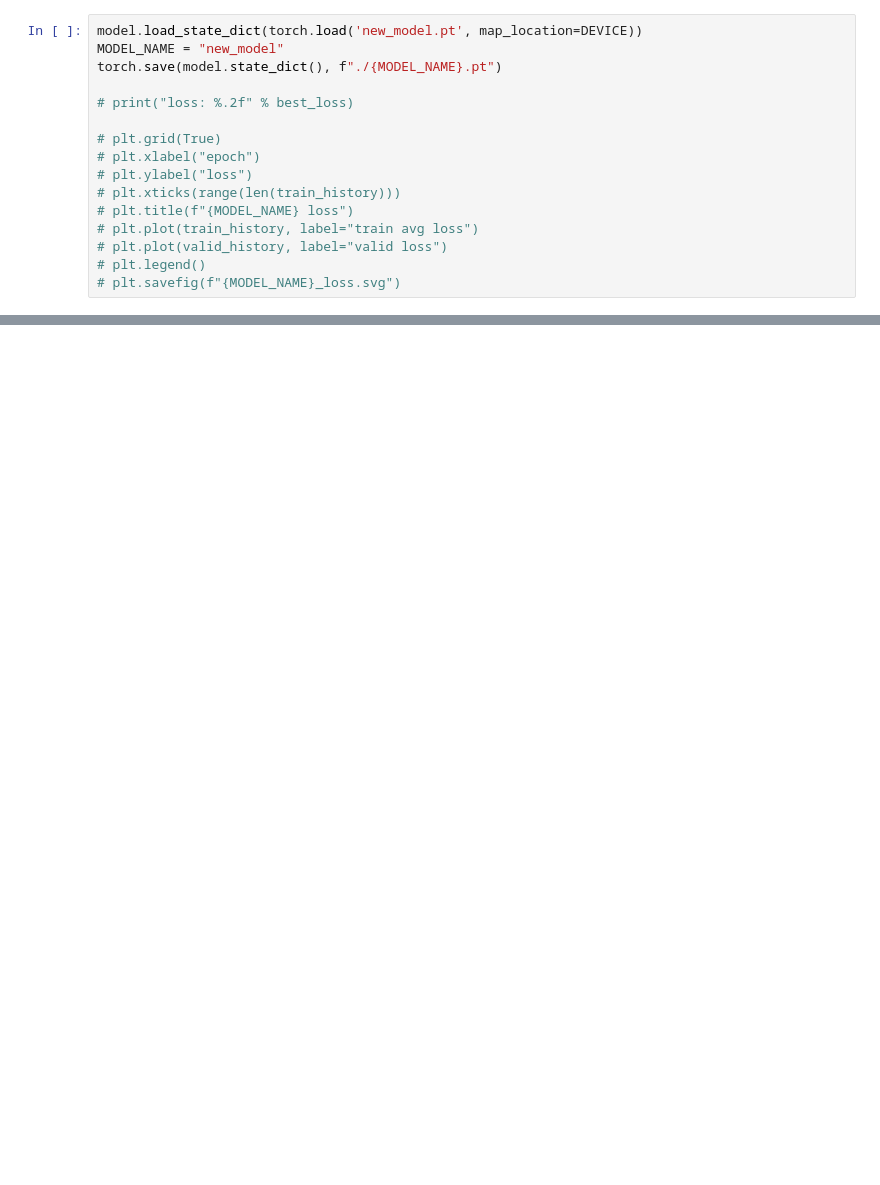
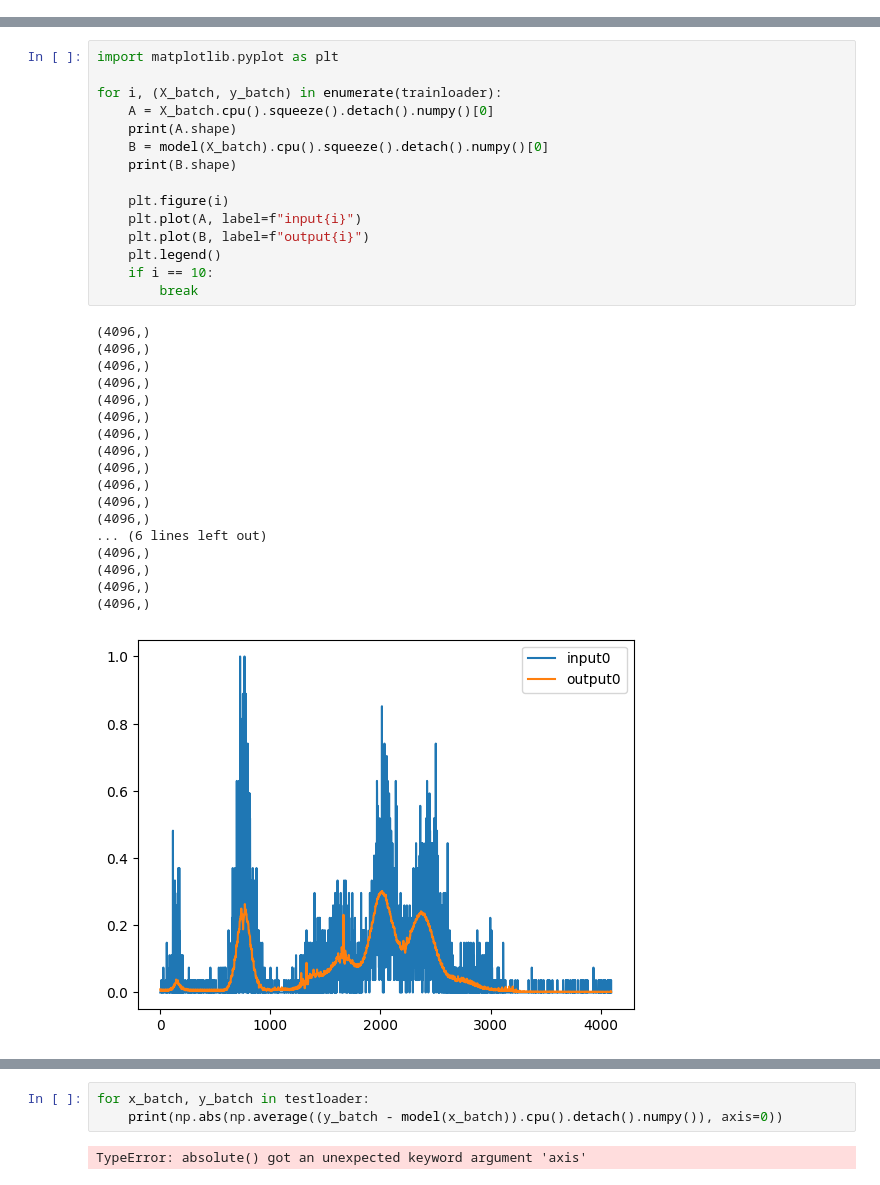
Before and after one commit to erzar0/masters-thesis, a Jupyter notebook: proof_of_concept_dev.ipynb, the cells around one changed output, grey strips where cells are left out. Cells and saved outputs as stored; diff of their text form; blank space fills up the shorter version.

```diff
--- a/proof_of_concept_dev.ipynb
+++ b/proof_of_concept_dev.ipynb
@@ -379,16 +325,0 @@ valid loss: 0.06
-# %%
-model.load_state_dict(torch.load('new_model.pt', map_location=DEVICE))
-MODEL_NAME = "new_model"
-torch.save(model.state_dict(), f"./{MODEL_NAME}.pt")
-
-# print("loss: %.2f" % best_loss)
-
-# plt.grid(True)
-# plt.xlabel("epoch")
-# plt.ylabel("loss")
-# plt.xticks(range(len(train_history)))
-# plt.title(f"{MODEL_NAME} loss")
-# plt.plot(train_history, label="train avg loss")
-# plt.plot(valid_history, label="valid loss")
-# plt.legend()
-# plt.savefig(f"{MODEL_NAME}_loss.svg")
@@ -499,0 +333,34 @@ with torch.no_grad():
+# %%
+import matplotlib.pyplot as plt
+
+for i, (X_batch, y_batch) in enumerate(trainloader):
+    A = X_batch.cpu().squeeze().detach().numpy()[0]
+    print(A.shape)
+    B = model(X_batch).cpu().squeeze().detach().numpy()[0]
+    print(B.shape)
+
+    plt.figure(i)
+    plt.plot(A, label=f"input{i}")
+    plt.plot(B, label=f"output{i}")
+    plt.legend()
+    if i == 10:
+        break
+# %% [output]
+(4096,)
+(4096,)
+(4096,)
+(4096,)
+(4096,)
+(4096,)
+(4096,)
+(4096,)
+(4096,)
+(4096,)
+(4096,)
+(4096,)
+... (6 lines left out)
+(4096,)
+(4096,)
+(4096,)
+(4096,)
+[figure, added]
@@ -499,0 +377,5 @@ with torch.no_grad():
+# %%
+for x_batch, y_batch in testloader:
+    print(np.abs(np.average((y_batch - model(x_batch)).cpu().detach().numpy()), axis=0))
+# %% [output]
+TypeError: absolute() got an unexpected keyword argument 'axis'
```
Also changed, not shown: parts of 20 cells of this notebook, 10 other files.
